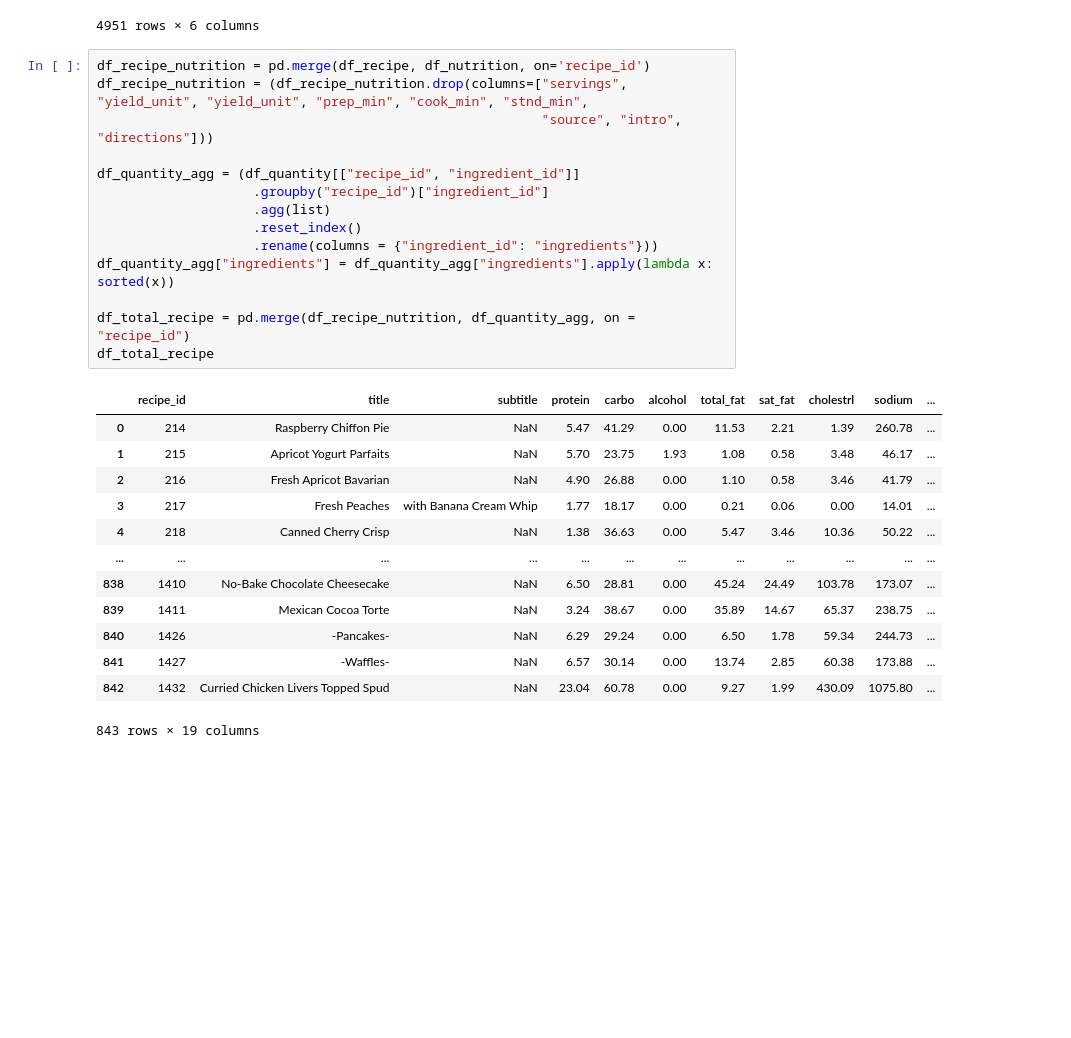
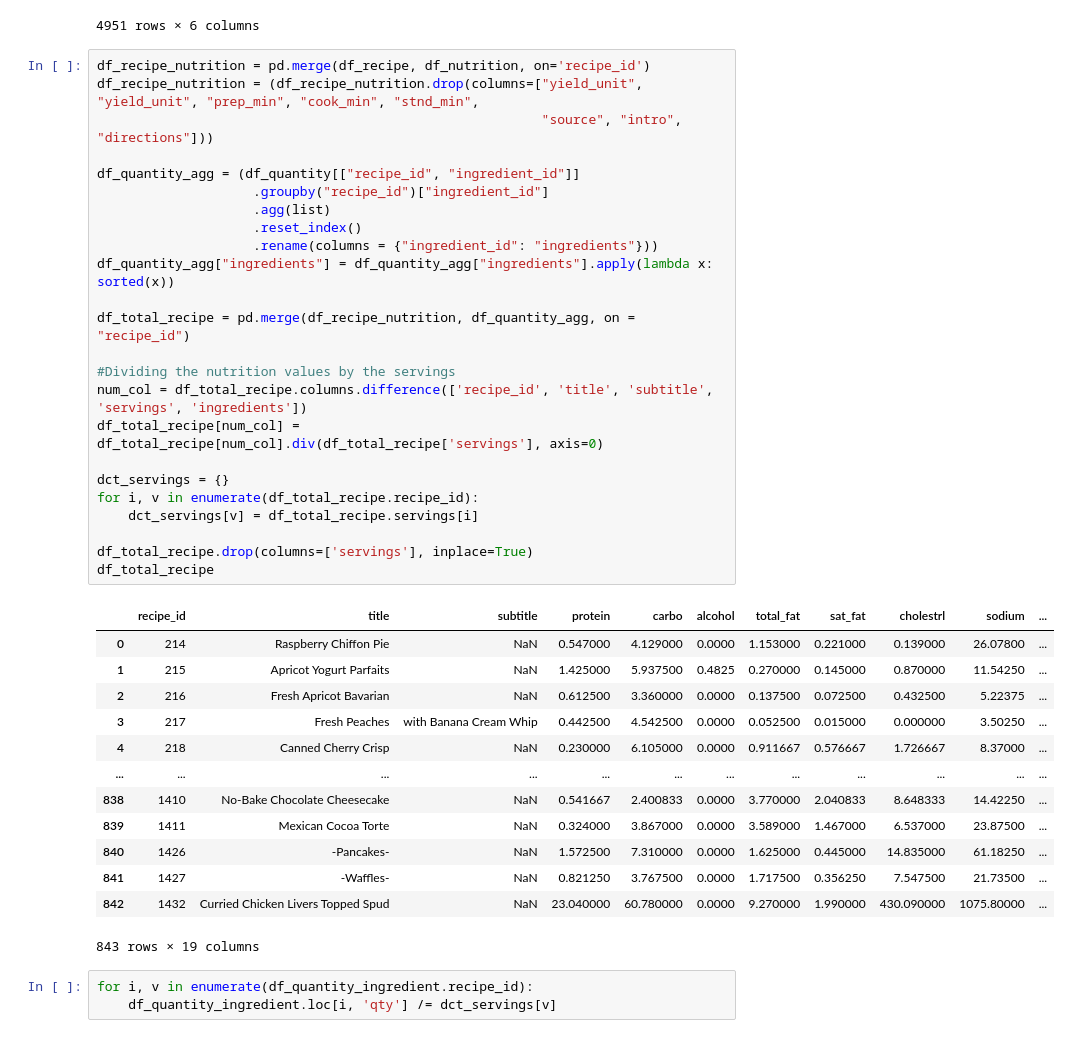
Before and after one commit to Dorukante/Knowledge-Engineering-2AMD20-, a Jupyter notebook: cleaning_recipes.ipynb, the cells around one changed output. Saved outputs shown, nothing was run; the diff lists cells and outputs as text; blank space fills up the shorter version.

Commit message:
Servings are now 1 person

```diff
--- a/cleaning_recipes.ipynb
+++ b/cleaning_recipes.ipynb
@@ -115,32 +115,45 @@ df_quantity_ingredient.where(df_quantity_ingredient.unit == 'gram(s)').dropna()
 4951 rows × 6 columns
 # %%
 df_recipe_nutrition = pd.merge(df_recipe, df_nutrition, on='recipe_id')
-df_recipe_nutrition = (df_recipe_nutrition.drop(columns=["servings", "yield_unit", "yield_unit", "prep_min", "cook_min", "stnd_min",
+df_recipe_nutrition = (df_recipe_nutrition.drop(columns=["yield_unit", "yield_unit", "prep_min", "cook_min", "stnd_min",
                                                          "source", "intro", "directions"]))
 
 df_quantity_agg = (df_quantity[["recipe_id", "ingredient_id"]]
                     .groupby("recipe_id")["ingredient_id"]
                     .agg(list)
                     .reset_index()
                     .rename(columns = {"ingredient_id": "ingredients"}))
 df_quantity_agg["ingredients"] = df_quantity_agg["ingredients"].apply(lambda x: sorted(x))
 
 df_total_recipe = pd.merge(df_recipe_nutrition, df_quantity_agg, on = "recipe_id")
+
+#Dividing the nutrition values by the servings
+num_col = df_total_recipe.columns.difference(['recipe_id', 'title', 'subtitle', 'servings', 'ingredients'])
+df_total_recipe[num_col] = df_total_recipe[num_col].div(df_total_recipe['servings'], axis=0)
+
+dct_servings = {}
+for i, v in enumerate(df_total_recipe.recipe_id):
+    dct_servings[v] = df_total_recipe.servings[i]
+
+df_total_recipe.drop(columns=['servings'], inplace=True)
 df_total_recipe
 # %% [output]
 |  | recipe_id | title | subtitle | protein | carbo | alcohol | total_fat | sat_fat | cholestrl | sodium | ... |
-| 0 | 214 | Raspberry Chiffon Pie | NaN | 5.47 | 41.29 | 0.00 | 11.53 | 2.21 | 1.39 | 260.78 | ... |
-| 1 | 215 | Apricot Yogurt Parfaits | NaN | 5.70 | 23.75 | 1.93 | 1.08 | 0.58 | 3.48 | 46.17 | ... |
-| 2 | 216 | Fresh Apricot Bavarian | NaN | 4.90 | 26.88 | 0.00 | 1.10 | 0.58 | 3.46 | 41.79 | ... |
-| 3 | 217 | Fresh Peaches | with Banana Cream Whip | 1.77 | 18.17 | 0.00 | 0.21 | 0.06 | 0.00 | 14.01 | ... |
-| 4 | 218 | Canned Cherry Crisp | NaN | 1.38 | 36.63 | 0.00 | 5.47 | 3.46 | 10.36 | 50.22 | ... |
+| 0 | 214 | Raspberry Chiffon Pie | NaN | 0.547000 | 4.129000 | 0.0000 | 1.153000 | 0.221000 | 0.139000 | 26.07800 | ... |
+| 1 | 215 | Apricot Yogurt Parfaits | NaN | 1.425000 | 5.937500 | 0.4825 | 0.270000 | 0.145000 | 0.870000 | 11.54250 | ... |
+| 2 | 216 | Fresh Apricot Bavarian | NaN | 0.612500 | 3.360000 | 0.0000 | 0.137500 | 0.072500 | 0.432500 | 5.22375 | ... |
+| 3 | 217 | Fresh Peaches | with Banana Cream Whip | 0.442500 | 4.542500 | 0.0000 | 0.052500 | 0.015000 | 0.000000 | 3.50250 | ... |
+| 4 | 218 | Canned Cherry Crisp | NaN | 0.230000 | 6.105000 | 0.0000 | 0.911667 | 0.576667 | 1.726667 | 8.37000 | ... |
 | ... | ... | ... | ... | ... | ... | ... | ... | ... | ... | ... | ... |
-| 838 | 1410 | No-Bake Chocolate Cheesecake | NaN | 6.50 | 28.81 | 0.00 | 45.24 | 24.49 | 103.78 | 173.07 | ... |
-| 839 | 1411 | Mexican Cocoa Torte | NaN | 3.24 | 38.67 | 0.00 | 35.89 | 14.67 | 65.37 | 238.75 | ... |
-| 840 | 1426 | -Pancakes- | NaN | 6.29 | 29.24 | 0.00 | 6.50 | 1.78 | 59.34 | 244.73 | ... |
-| 841 | 1427 | -Waffles- | NaN | 6.57 | 30.14 | 0.00 | 13.74 | 2.85 | 60.38 | 173.88 | ... |
-| 842 | 1432 | Curried Chicken Livers Topped Spud | NaN | 23.04 | 60.78 | 0.00 | 9.27 | 1.99 | 430.09 | 1075.80 | ... |
+| 838 | 1410 | No-Bake Chocolate Cheesecake | NaN | 0.541667 | 2.400833 | 0.0000 | 3.770000 | 2.040833 | 8.648333 | 14.42250 | ... |
+| 839 | 1411 | Mexican Cocoa Torte | NaN | 0.324000 | 3.867000 | 0.0000 | 3.589000 | 1.467000 | 6.537000 | 23.87500 | ... |
+| 840 | 1426 | -Pancakes- | NaN | 1.572500 | 7.310000 | 0.0000 | 1.625000 | 0.445000 | 14.835000 | 61.18250 | ... |
+| 841 | 1427 | -Waffles- | NaN | 0.821250 | 3.767500 | 0.0000 | 1.717500 | 0.356250 | 7.547500 | 21.73500 | ... |
+| 842 | 1432 | Curried Chicken Livers Topped Spud | NaN | 23.040000 | 60.780000 | 0.0000 | 9.270000 | 1.990000 | 430.090000 | 1075.80000 | ... |
 843 rows × 19 columns
+# %%
+for i, v in enumerate(df_quantity_ingredient.recipe_id):
+    df_quantity_ingredient.loc[i, 'qty'] /= dct_servings[v]
 # %%
 def recipe_ingredients(df, recipe_id):
     return df[df["recipe_id"] == recipe_id]
```
Also changed, not shown: parts of 1 cell of this notebook, 2 other files.
